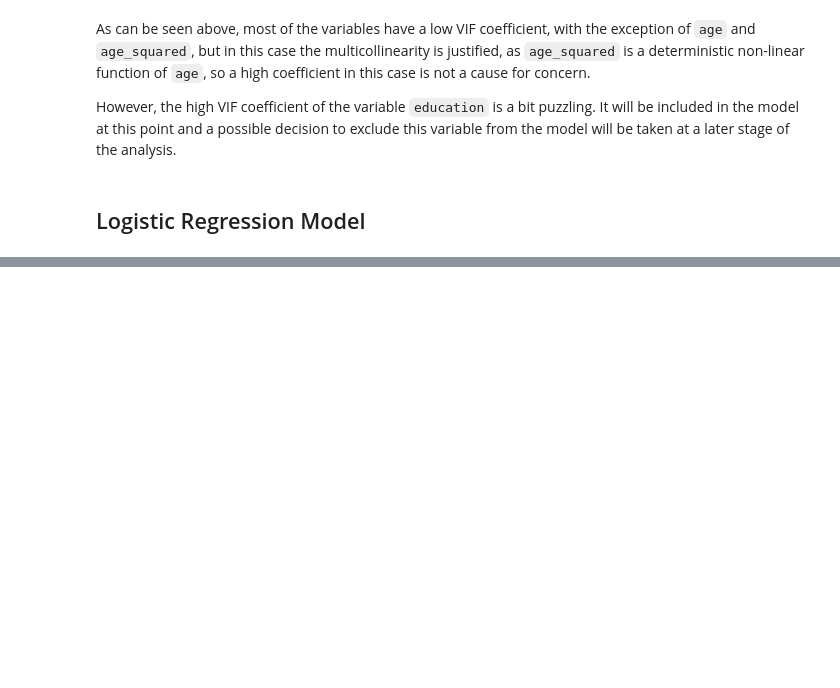
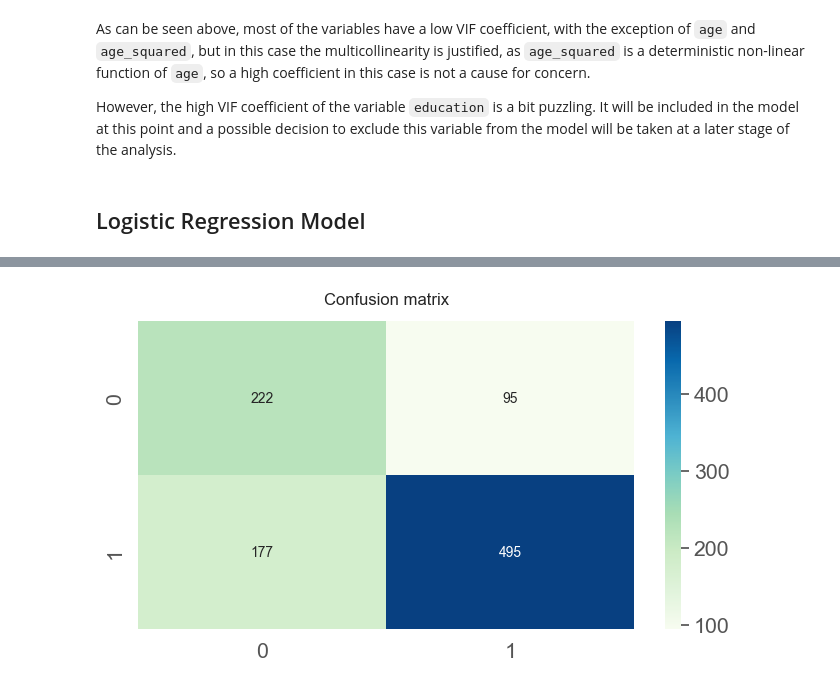
Before and after one commit to nataliagraczyk/bigfive-project, a Jupyter notebook: main.ipynb, the cells around one changed output, grey strips where cells are left out. Drawn from its saved outputs; the diff is of its cells as text; code cells hidden in the pictures; blank space fills up the shorter version.

```diff
--- a/main.ipynb
+++ b/main.ipynb
@@ -655,0 +642,3 @@ training_training in the 12 months prior to the postPIAAC                 1.0170
+# %%
+classifier = LogisticRegression()
+classifier.fit(X_train_res, y_train_res)
@@ -655,0 +649,6 @@ training_training in the 12 months prior to the postPIAAC                 1.0170
+# %%
+X_test = test_set.loc[:, test_set.columns != 'employment_status']
+y_test = test_set.loc[:, test_set.columns == 'employment_status']
+
+print("The shape of X_test: ", X_test.shape)
+print("The shape of y_test: ", y_test.shape)
@@ -655,0 +658,2 @@ training_training in the 12 months prior to the postPIAAC                 1.0170
+# %%
+y_pred = classifier.predict(X_test)
@@ -655,0 +673,7 @@ training_training in the 12 months prior to the postPIAAC                 1.0170
+# %%
+cmatrix = confusion_matrix(y_test, y_pred)
+df_cmatrix = pd.DataFrame(cmatrix, index = (0, 1), columns = (0, 1))
+# %%
+create_heatmap(df_cmatrix, title = "Confusion matrix", set_fmt ='g')
+# %% [output]
+[figure, added]
```
Also changed, not shown: parts of 35 cells of this notebook.
